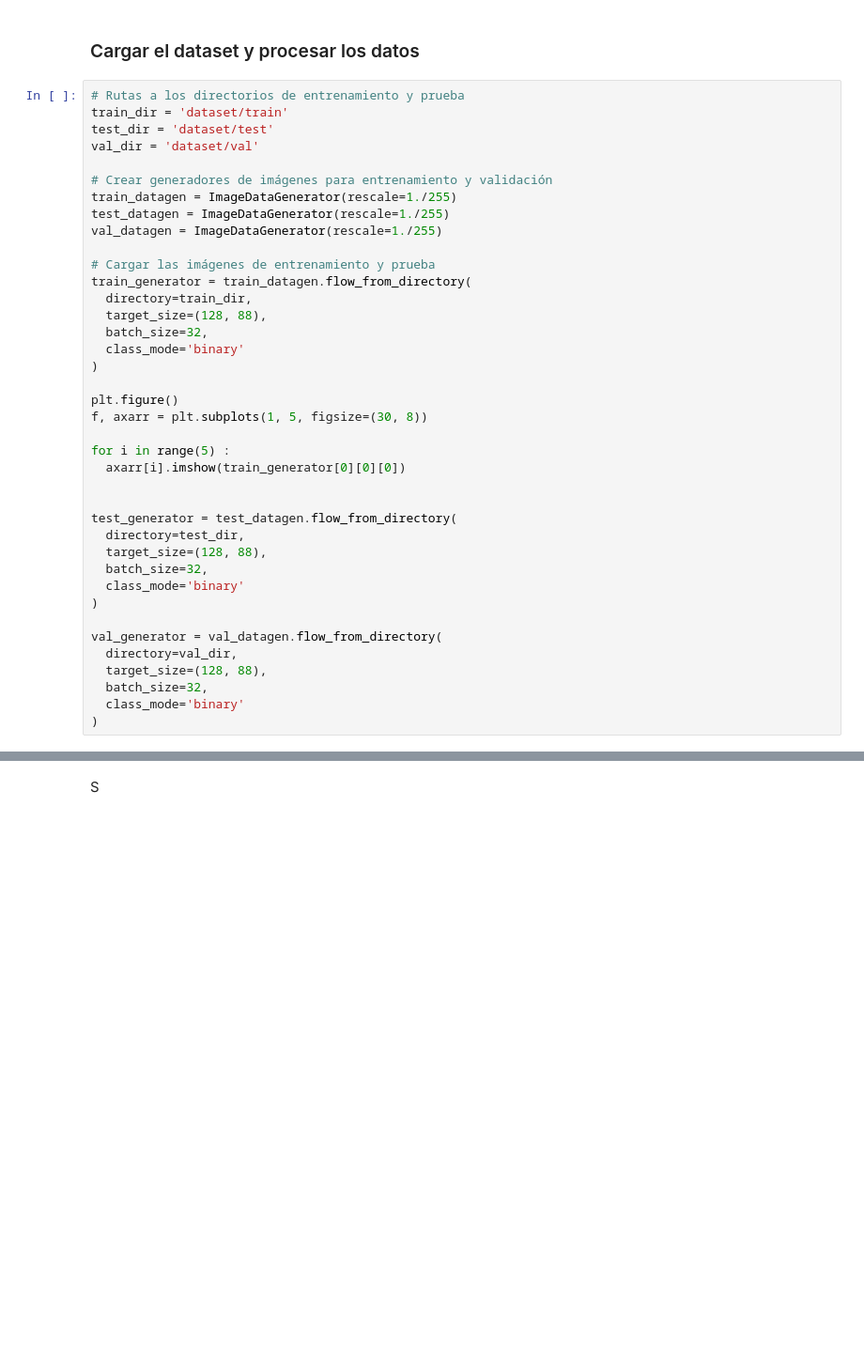
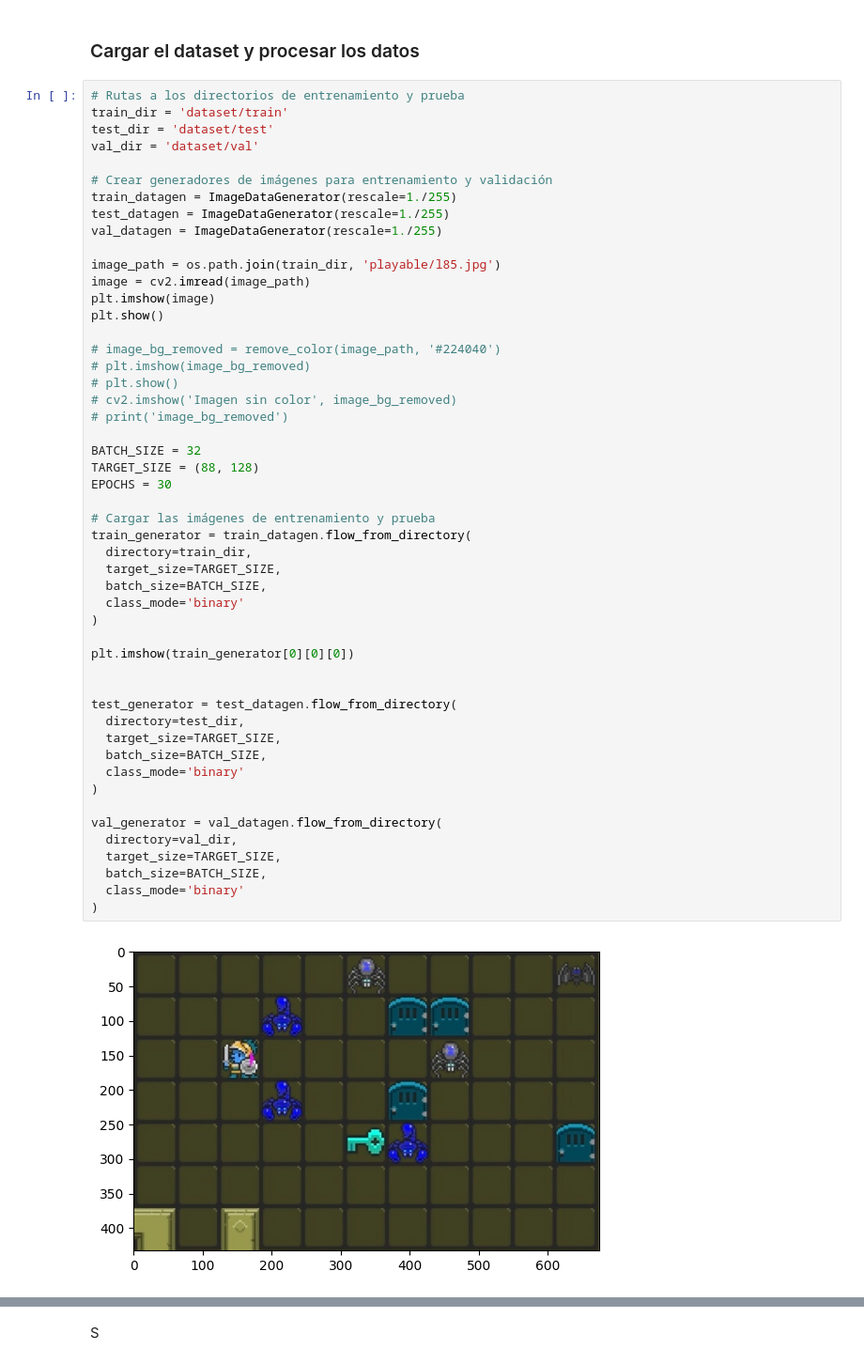
Before and after one commit to pau-cardoso/aplicaciones-avanzadas, a Jupyter notebook: model.ipynb, the cells around one changed output, grey strips where cells are left out. Shown at 94% size. Saved outputs shown, nothing was run; the diff lists cells and outputs as text; blank space fills up the shorter version.

```diff
--- a/model.ipynb
+++ b/model.ipynb
@@ -39,43 +65,55 @@ import seaborn as sns
 # %%
 # Rutas a los directorios de entrenamiento y prueba
 train_dir = 'dataset/train'
 test_dir = 'dataset/test'
 val_dir = 'dataset/val'
 
 # Crear generadores de imágenes para entrenamiento y validación
 train_datagen = ImageDataGenerator(rescale=1./255)
 test_datagen = ImageDataGenerator(rescale=1./255)
 val_datagen = ImageDataGenerator(rescale=1./255)
 
+image_path = os.path.join(train_dir, 'playable/l85.jpg')
+image = cv2.imread(image_path)
+plt.imshow(image)
+plt.show()
+
+# image_bg_removed = remove_color(image_path, '#224040')
+# plt.imshow(image_bg_removed)
+# plt.show()
+# cv2.imshow('Imagen sin color', image_bg_removed)
+# print('image_bg_removed')
+
+BATCH_SIZE = 32
+TARGET_SIZE = (88, 128)
+EPOCHS = 30
+
 # Cargar las imágenes de entrenamiento y prueba
 train_generator = train_datagen.flow_from_directory(
   directory=train_dir,
-  target_size=(128, 88),
-  batch_size=32,
+  target_size=TARGET_SIZE,
+  batch_size=BATCH_SIZE,
   class_mode='binary'
 )
 
-plt.figure()
-f, axarr = plt.subplots(1, 5, figsize=(30, 8))
-
-for i in range(5) :
-  axarr[i].imshow(train_generator[0][0][0])
+plt.imshow(train_generator[0][0][0])
 
 
 test_generator = test_datagen.flow_from_directory(
   directory=test_dir,
-  target_size=(128, 88),
-  batch_size=32,
+  target_size=TARGET_SIZE,
+  batch_size=BATCH_SIZE,
   class_mode='binary'
 )
 
 val_generator = val_datagen.flow_from_directory(
   directory=val_dir,
-  target_size=(128, 88),
-  batch_size=32,
+  target_size=TARGET_SIZE,
+  batch_size=BATCH_SIZE,
   class_mode='binary'
 )
 # %% [output]
+[figure, new version]
 Found 1434 images belonging to 2 classes.
 Found 408 images belonging to 2 classes.
 Found 206 images belonging to 2 classes.
```
Also changed, not shown: parts of 6 cells of this notebook, 3 other files.
